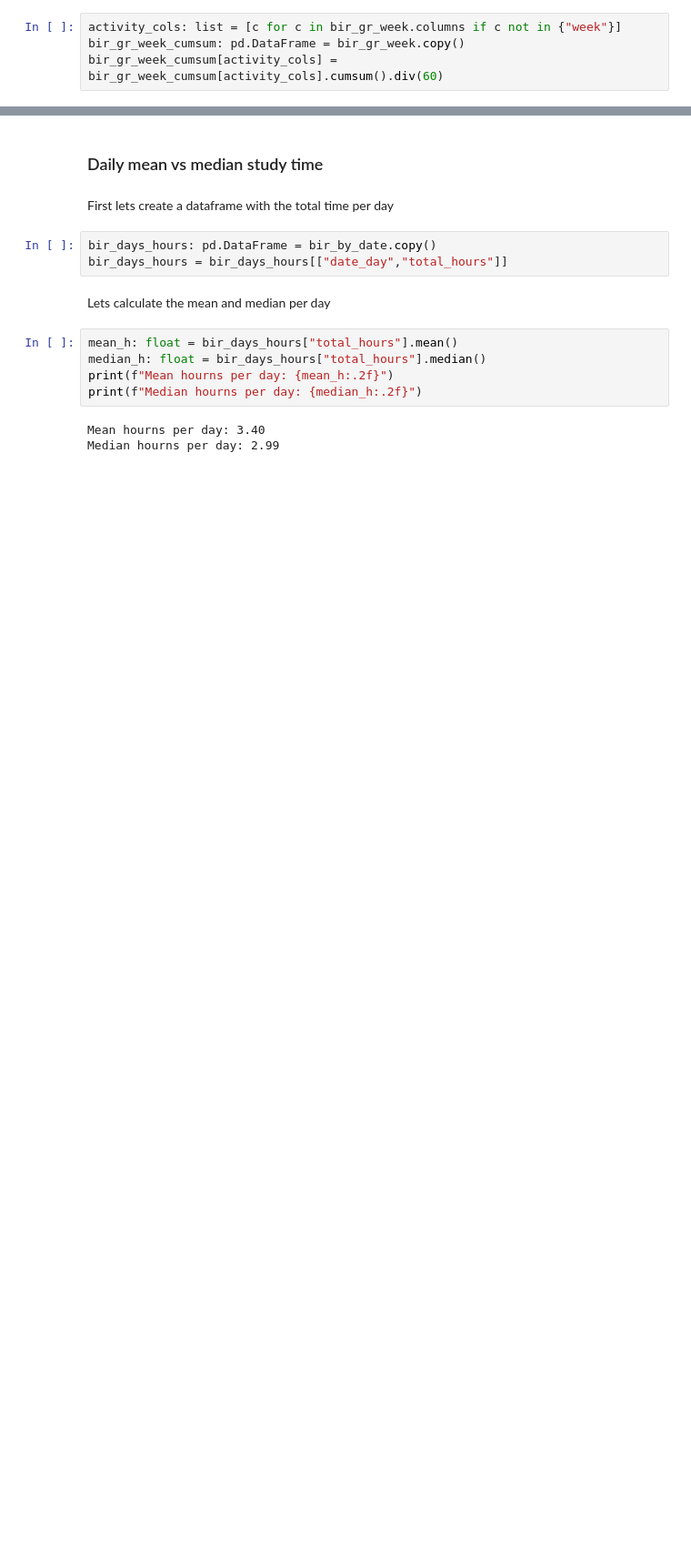
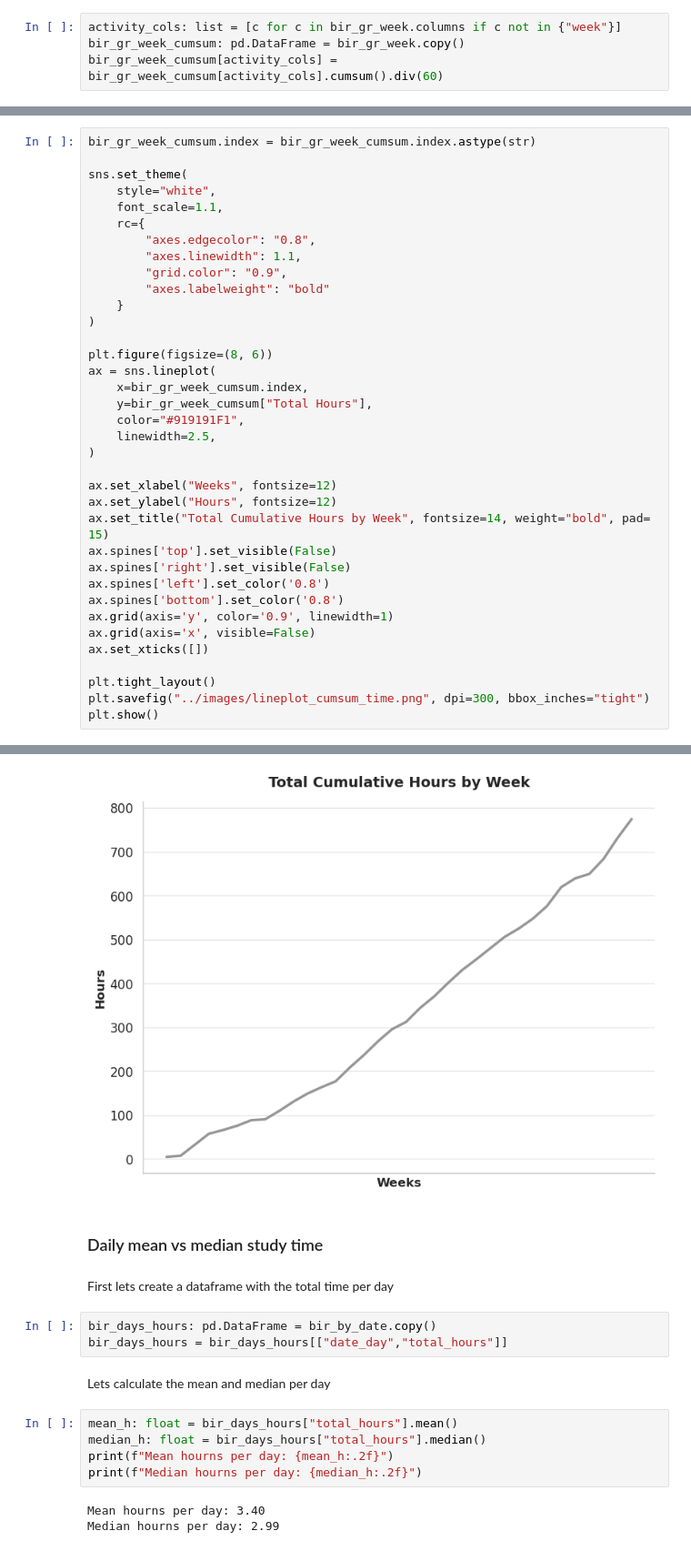
Before and after one commit to Oddman43/BIR_EDA, a Jupyter notebook: notebooks/data_analysis.ipynb, the cells around one changed output, grey strips where cells are left out. Shown at 91% size. Saved outputs shown, nothing was run; the diff lists cells and outputs as text; blank space fills up the shorter version.

```diff
--- a/notebooks/data_analysis.ipynb
+++ b/notebooks/data_analysis.ipynb
@@ -153,0 +153,37 @@ df_long = bir_gr_week_cumsum.reset_index() \
+# %%
+bir_gr_week_cumsum.index = bir_gr_week_cumsum.index.astype(str)
+
+sns.set_theme(
+    style="white",
+    font_scale=1.1,
+    rc={
+        "axes.edgecolor": "0.8",
+        "axes.linewidth": 1.1,
+        "grid.color": "0.9",
+        "axes.labelweight": "bold"
+    }
+)
+
+plt.figure(figsize=(8, 6))
+ax = sns.lineplot(
+    x=bir_gr_week_cumsum.index,
+    y=bir_gr_week_cumsum["Total Hours"],
+    color="#919191F1",
+    linewidth=2.5,
+)
+
+ax.set_xlabel("Weeks", fontsize=12)
+ax.set_ylabel("Hours", fontsize=12)
+ax.set_title("Total Cumulative Hours by Week", fontsize=14, weight="bold", pad= 15)
+ax.spines['top'].set_visible(False)
+ax.spines['right'].set_visible(False)
+ax.spines['left'].set_color('0.8')
+ax.spines['bottom'].set_color('0.8')
+ax.grid(axis='y', color='0.9', linewidth=1)
+ax.grid(axis='x', visible=False)
+ax.set_xticks([])
+
+plt.tight_layout()
+plt.savefig("../images/lineplot_cumsum_time.png", dpi=300, bbox_inches="tight")
+plt.show()
+# %% [output]
@@ -154,3 +192,4 @@ df_long = bir_gr_week_cumsum.reset_index() \
+[figure, added]
 # %% [markdown]
 ### Daily mean vs median study time
 # %% [markdown]
```
Also changed, not shown: parts of 4 cells of this notebook, 2 other files.
